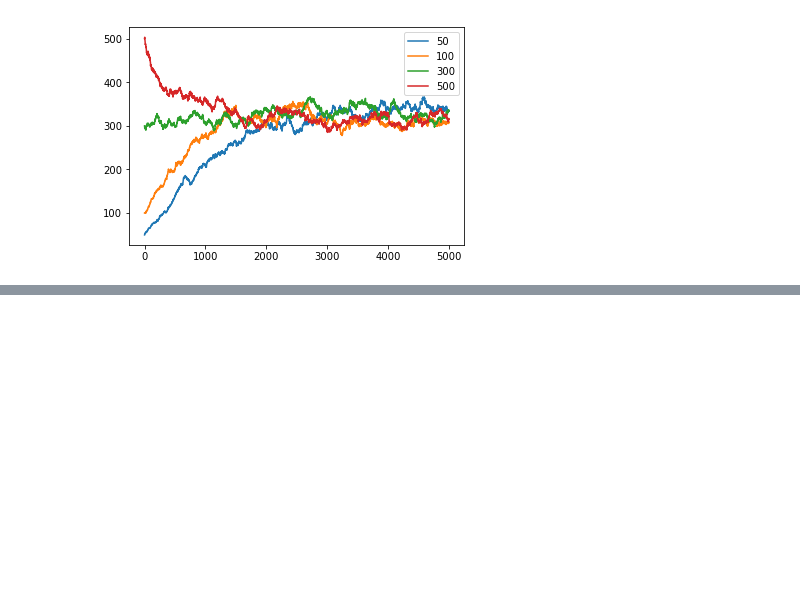
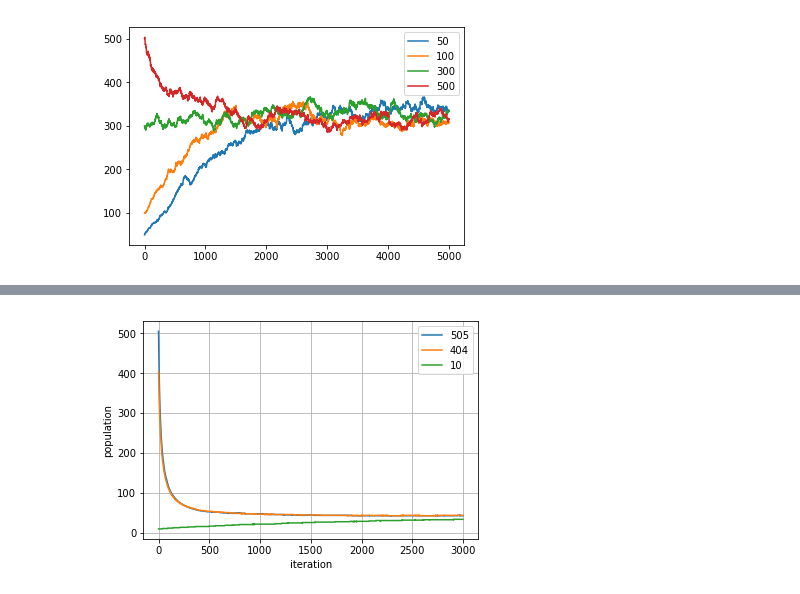
Before and after one commit to topshik/matbio, a Jupyter notebook: one dimension plotter.ipynb, the cells around one changed output, grey strips where cells are left out. Saved outputs shown, nothing was run; the diff lists cells and outputs as text; code cells hidden in the pictures; blank space fills up the shorter version.

```diff
--- a/one dimension plotter.ipynb
+++ b/one dimension plotter.ipynb
@@ -19,0 +43,23 @@ plt.show()
+# %%
+"""
+birth_rate = 3e-3
+death_rate = 1e-4
+birth_variance = 2e-2
+death_variance = 1e-2
+Отрезок [0;1]
+"""
+
+data505 = pd.read_csv("505.txt", sep="\n", header=None)
+data404 = pd.read_csv("404.txt", sep="\n", header=None)
+data10 = pd.read_csv("10.txt", sep="\n", header=None)
+# %%
+plt.plot(list(range((data505.shape[0]))), data505[0], label="505")
+plt.plot(list(range((data404.shape[0]))), data404[0], label="404")
+plt.plot(list(range((data10.shape[0]))), data10[0], label="10")
+plt.ylabel('population')
+plt.xlabel('iteration')
+plt.legend()
+plt.grid()
+plt.show()
+# %% [output]
+[figure, added]
```
Also changed, not shown: parts of 4 cells of this notebook, 1 other file.
